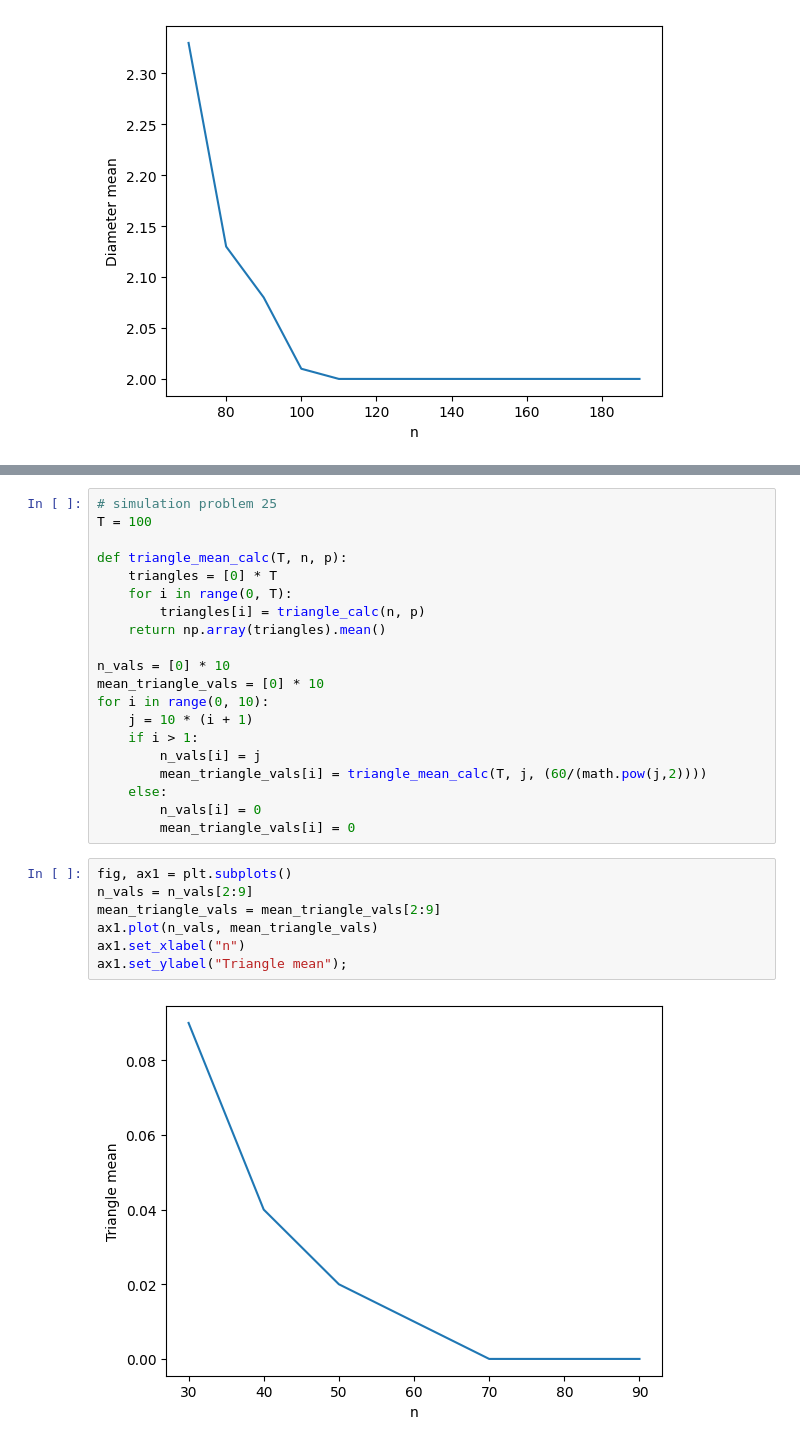
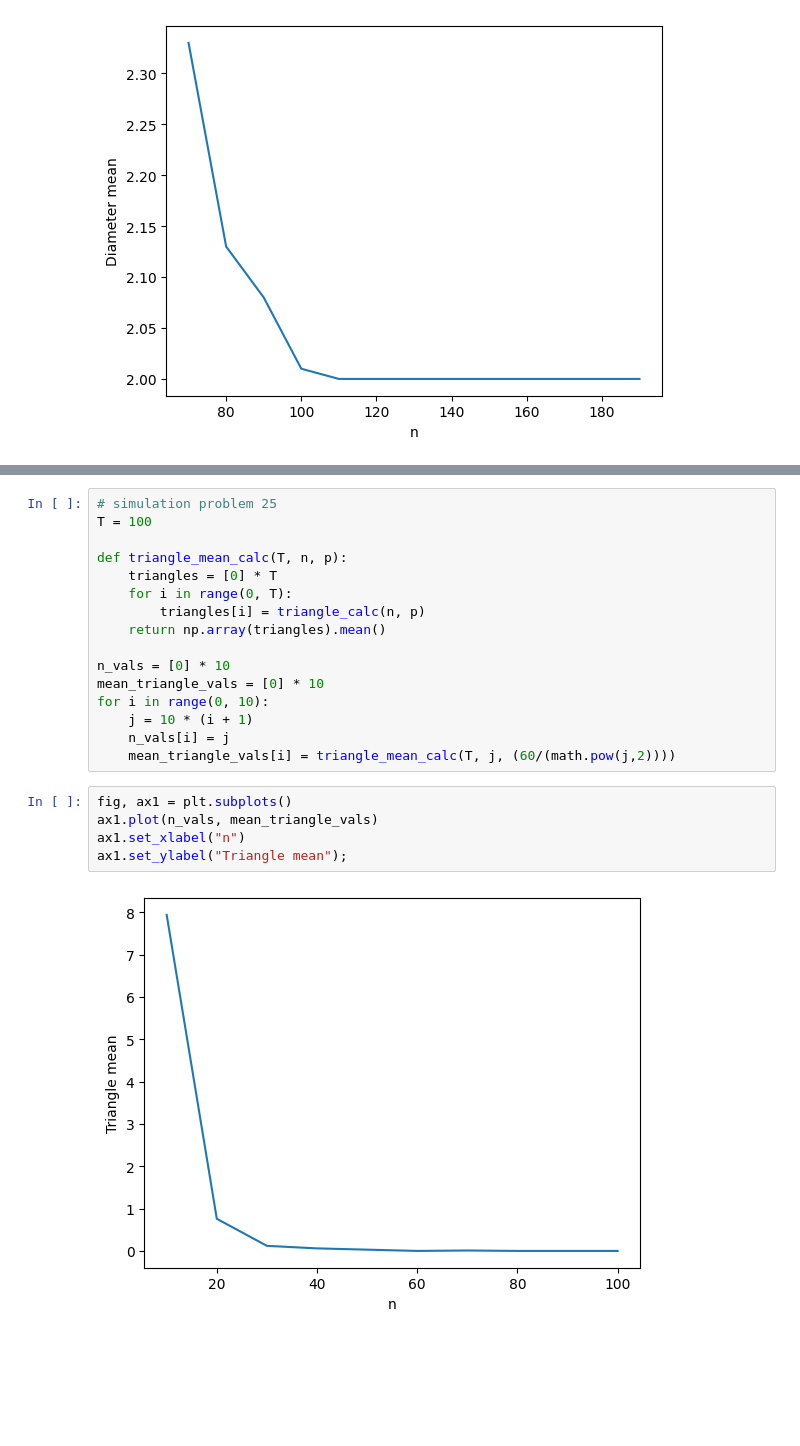
Before and after one commit to AFSA1729/ProbabilityStatisticsProject2023, a Jupyter notebook: Phase1/Part5.ipynb, the cells around one changed output, grey strips where cells are left out. Drawn from its saved outputs; the diff is of its cells as text; blank space fills up the shorter version.

```diff
--- a/Phase1/Part5.ipynb
+++ b/Phase1/Part5.ipynb
@@ -302,21 +302,15 @@ n_vals = [0] * 10
 mean_triangle_vals = [0] * 10
 for i in range(0, 10):
     j = 10 * (i + 1)
-    if i > 1:
-        n_vals[i] = j
-        mean_triangle_vals[i] = triangle_mean_calc(T, j, (60/(math.pow(j,2))))
-    else:
-        n_vals[i] = 0
-        mean_triangle_vals[i] = 0
+    n_vals[i] = j
+    mean_triangle_vals[i] = triangle_mean_calc(T, j, (60/(math.pow(j,2))))
 # %%
 fig, ax1 = plt.subplots()
-n_vals = n_vals[2:9]
-mean_triangle_vals = mean_triangle_vals[2:9]
 ax1.plot(n_vals, mean_triangle_vals)
 ax1.set_xlabel("n")
 ax1.set_ylabel("Triangle mean");
 # %% [output]
-[figure, old version]
+[figure, new version]
 # %%
 # simulation problem 26
 T = 100
```
Also changed, not shown: parts of 7 cells of this notebook.
